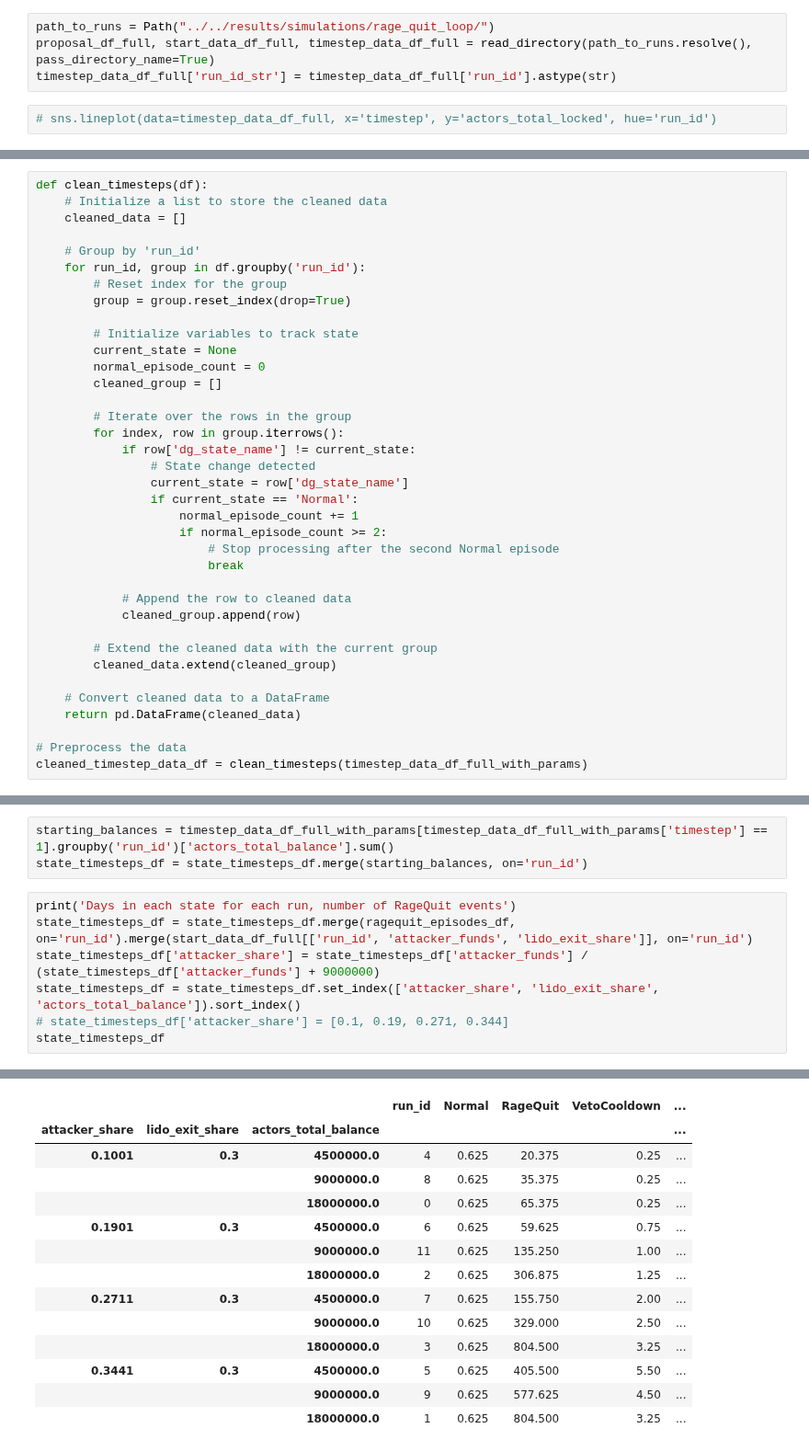
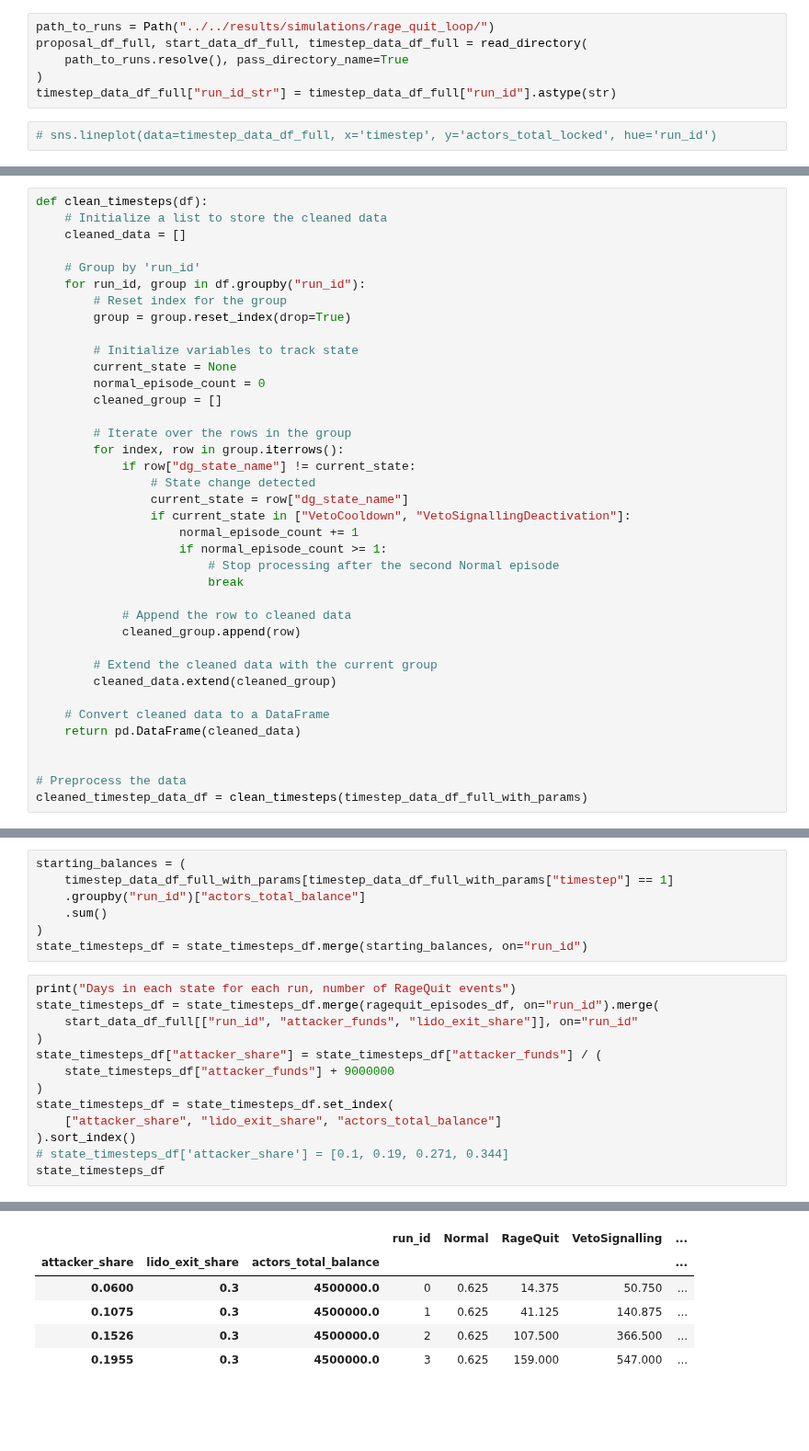
Before and after one commit to collectif-dao/dg-research, a Jupyter notebook: experiments/notebooks/clean_notebook_rageloop.ipynb, the cells around one changed output, grey strips where cells are left out. Shown at 92% size. Drawn from its saved outputs; the diff is of its cells as text; blank space fills up the shorter version.

Commit message:
fix: rage quit loop scenario veto cooldown isolation process by coordinated attackers

```diff
--- a/experiments/notebooks/clean_notebook_rageloop.ipynb
+++ b/experiments/notebooks/clean_notebook_rageloop.ipynb
@@ -20,7 +18,9 @@ The autoreload extension is already loaded. To reload it, use:
 # %%
 path_to_runs = Path("../../results/simulations/rage_quit_loop/")
-proposal_df_full, start_data_df_full, timestep_data_df_full = read_directory(path_to_runs.resolve(), pass_directory_name=True)
-timestep_data_df_full['run_id_str'] = timestep_data_df_full['run_id'].astype(str)
+proposal_df_full, start_data_df_full, timestep_data_df_full = read_directory(
+    path_to_runs.resolve(), pass_directory_name=True
+)
+timestep_data_df_full["run_id_str"] = timestep_data_df_full["run_id"].astype(str)
 # %%
 # sns.lineplot(data=timestep_data_df_full, x='timestep', y='actors_total_locked', hue='run_id')
 # %%
@@ -48,7 +40,7 @@ def clean_timesteps(df):
     cleaned_data = []
 
     # Group by 'run_id'
-    for run_id, group in df.groupby('run_id'):
+    for run_id, group in df.groupby("run_id"):
         # Reset index for the group
         group = group.reset_index(drop=True)
 
@@ -59,12 +51,12 @@ def clean_timesteps(df):
 
         # Iterate over the rows in the group
         for index, row in group.iterrows():
-            if row['dg_state_name'] != current_state:
+            if row["dg_state_name"] != current_state:
                 # State change detected
-                current_state = row['dg_state_name']
-                if current_state == 'Normal':
+                current_state = row["dg_state_name"]
+                if current_state in ["VetoCooldown", "VetoSignallingDeactivation"]:
                     normal_episode_count += 1
-                    if normal_episode_count >= 2:
+                    if normal_episode_count >= 1:
                         # Stop processing after the second Normal episode
                         break
 
@@ -77,6 +69,7 @@ def clean_timesteps(df):
     # Convert cleaned data to a DataFrame
     return pd.DataFrame(cleaned_data)
 
+
 # Preprocess the data
 cleaned_timestep_data_df = clean_timesteps(timestep_data_df_full_with_params)
 # %%
@@ -153,27 +131,29 @@ print(ragequit_episodes_df)
 # %%
-starting_balances = timestep_data_df_full_with_params[timestep_data_df_full_with_params['timestep'] == 1].groupby('run_id')['actors_total_balance'].sum()
-state_timesteps_df = state_timesteps_df.merge(starting_balances, on='run_id')
+starting_balances = (
+    timestep_data_df_full_with_params[timestep_data_df_full_with_params["timestep"] == 1]
+    .groupby("run_id")["actors_total_balance"]
+    .sum()
+)
+state_timesteps_df = state_timesteps_df.merge(starting_balances, on="run_id")
 # %%
-print('Days in each state for each run, number of RageQuit events')
-state_timesteps_df = state_timesteps_df.merge(ragequit_episodes_df, on='run_id').merge(start_data_df_full[['run_id', 'attacker_funds', 'lido_exit_share']], on='run_id')
-state_timesteps_df['attacker_share'] = state_timesteps_df['attacker_funds'] / (state_timesteps_df['attacker_funds'] + 9000000)
-state_timesteps_df = state_timesteps_df.set_index(['attacker_share', 'lido_exit_share', 'actors_total_balance']).sort_index()
+print("Days in each state for each run, number of RageQuit events")
+state_timesteps_df = state_timesteps_df.merge(ragequit_episodes_df, on="run_id").merge(
+    start_data_df_full[["run_id", "attacker_funds", "lido_exit_share"]], on="run_id"
+)
+state_timesteps_df["attacker_share"] = state_timesteps_df["attacker_funds"] / (
+    state_timesteps_df["attacker_funds"] + 9000000
+)
+state_timesteps_df = state_timesteps_df.set_index(
+    ["attacker_share", "lido_exit_share", "actors_total_balance"]
+).sort_index()
 # state_timesteps_df['attacker_share'] = [0.1, 0.19, 0.271, 0.344]
 state_timesteps_df
 # %% [output]
 Days in each state for each run, number of RageQuit events
-|  |  |  | run_id | Normal | RageQuit | VetoCooldown | ... |
+|  |  |  | run_id | Normal | RageQuit | VetoSignalling | ... |
 | attacker_share | lido_exit_share | actors_total_balance |  |  |  |  | ... |
-| 0.1001 | 0.3 | 4500000.0 | 4 | 0.625 | 20.375 | 0.25 | ... |
-|  |  | 9000000.0 | 8 | 0.625 | 35.375 | 0.25 | ... |
-|  |  | 18000000.0 | 0 | 0.625 | 65.375 | 0.25 | ... |
-| 0.1901 | 0.3 | 4500000.0 | 6 | 0.625 | 59.625 | 0.75 | ... |
-|  |  | 9000000.0 | 11 | 0.625 | 135.250 | 1.00 | ... |
-|  |  | 18000000.0 | 2 | 0.625 | 306.875 | 1.25 | ... |
-| 0.2711 | 0.3 | 4500000.0 | 7 | 0.625 | 155.750 | 2.00 | ... |
-|  |  | 9000000.0 | 10 | 0.625 | 329.000 | 2.50 | ... |
-|  |  | 18000000.0 | 3 | 0.625 | 804.500 | 3.25 | ... |
-| 0.3441 | 0.3 | 4500000.0 | 5 | 0.625 | 405.500 | 5.50 | ... |
-|  |  | 9000000.0 | 9 | 0.625 | 577.625 | 4.50 | ... |
-|  |  | 18000000.0 | 1 | 0.625 | 804.500 | 3.25 | ... |
+| 0.0600 | 0.3 | 4500000.0 | 0 | 0.625 | 14.375 | 50.750 | ... |
+| 0.1075 | 0.3 | 4500000.0 | 1 | 0.625 | 41.125 | 140.875 | ... |
+| 0.1526 | 0.3 | 4500000.0 | 2 | 0.625 | 107.500 | 366.500 | ... |
+| 0.1955 | 0.3 | 4500000.0 | 3 | 0.625 | 159.000 | 547.000 | ... |
 # %%
```
Also changed, not shown: parts of 8 cells of this notebook, 2 other files.
